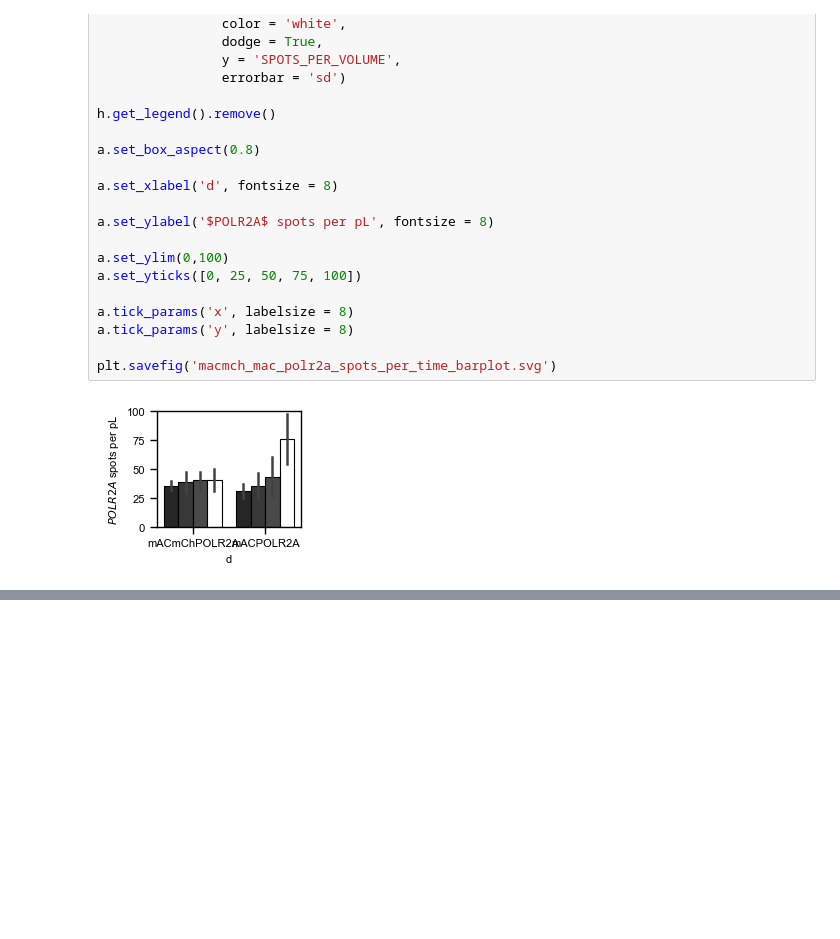
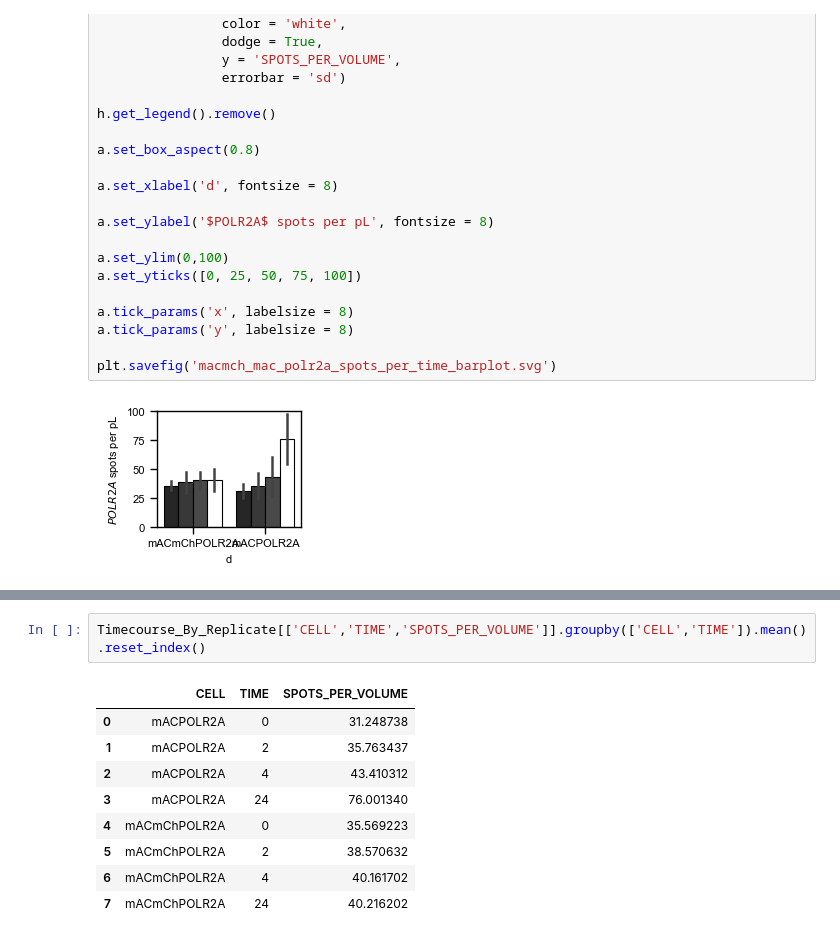
Before and after one commit to berrygroup/publications, a Jupyter notebook: 2026_POLR2A_homeostasis/Imaging/NikonSpinningDisk/mACmChPOLR2A_smFISH/smFISH_mACPOLR2A_mACmChPOLR2A_Timecourse.ipynb, the cells around one changed output, grey strips where cells are left out. Cells and saved outputs as stored; diff of their text form; blank space fills up the shorter version.

```diff
--- a/2026_POLR2A_homeostasis/Imaging/NikonSpinningDisk/mACmChPOLR2A_smFISH/smFISH_mACPOLR2A_mACmChPOLR2A_Timecourse.ipynb
+++ b/2026_POLR2A_homeostasis/Imaging/NikonSpinningDisk/mACmChPOLR2A_smFISH/smFISH_mACPOLR2A_mACmChPOLR2A_Timecourse.ipynb
@@ -951,0 +999,12 @@ plt.savefig('macmch_mac_polr2a_spots_per_time_barplot.svg')
+# %%
+Timecourse_By_Replicate[['CELL','TIME','SPOTS_PER_VOLUME']].groupby(['CELL','TIME']).mean().reset_index()
+# %% [output]
+|  | CELL | TIME | SPOTS_PER_VOLUME |
+| 0 | mACPOLR2A | 0 | 31.248738 |
+| 1 | mACPOLR2A | 2 | 35.763437 |
+| 2 | mACPOLR2A | 4 | 43.410312 |
+| 3 | mACPOLR2A | 24 | 76.001340 |
+| 4 | mACmChPOLR2A | 0 | 35.569223 |
+| 5 | mACmChPOLR2A | 2 | 38.570632 |
+| 6 | mACmChPOLR2A | 4 | 40.161702 |
+| 7 | mACmChPOLR2A | 24 | 40.216202 |
```
Also changed, not shown: parts of 5 cells of this notebook, 1 other file.
